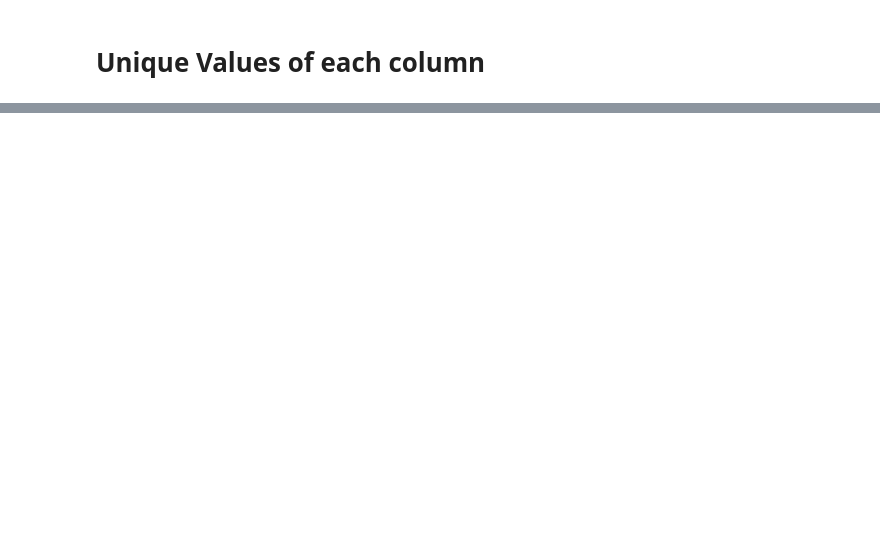
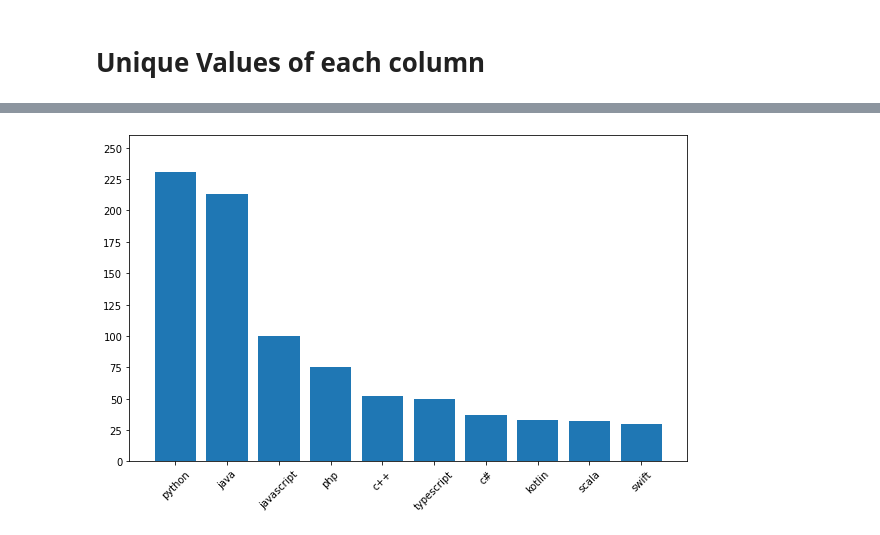
Before and after one commit to aman1103/IT-Salary-EDA, a Jupyter notebook: IT_Salary_EDA.ipynb, the cells around one changed output, grey strips where cells are left out. Drawn from its saved outputs; the diff is of its cells as text; code cells hidden in the pictures; blank space fills up the shorter version.

```diff
--- a/IT_Salary_EDA.ipynb
+++ b/IT_Salary_EDA.ipynb
@@ -265,0 +132,11 @@ Length: 142, dtype: int64
+# %%
+primary_tech_dict = {}
+for item in no_of_primary_tech.iteritems():
+    keys = item[0].replace('/',',').split(',')
+    keys = [key.strip().lower() for key in keys]
+    value = item[1]
+    for key in keys:
+        if key not in primary_tech_dict:
+            primary_tech_dict[key] = 0
+        primary_tech_dict[key]+=value
+#     primary_tech_dict.append({key:item[1]})
@@ -265,0 +145,4 @@ Length: 142, dtype: int64
+# %%
+new_top_10 = pd.Series(primary_tech_dict)
+# %%
+sorted_top_10 = new_top_10.sort_values(ascending=False)[:10]
@@ -265,0 +163,9 @@ Length: 142, dtype: int64
+# %%
+plt.figure(figsize=(10,6))
+plt.xticks(rotation=45)
+plt.ylim(0,260)
+plt.yticks(ticks = [x for x in range(0,251,25)],labels = [x for x in range(0,251,25)])
+plt.bar(sorted_top_10.index,sorted_top_10.values)
+plt.show()
+# %% [output]
+[figure, added]
```
Also changed, not shown: parts of 37 cells of this notebook.
